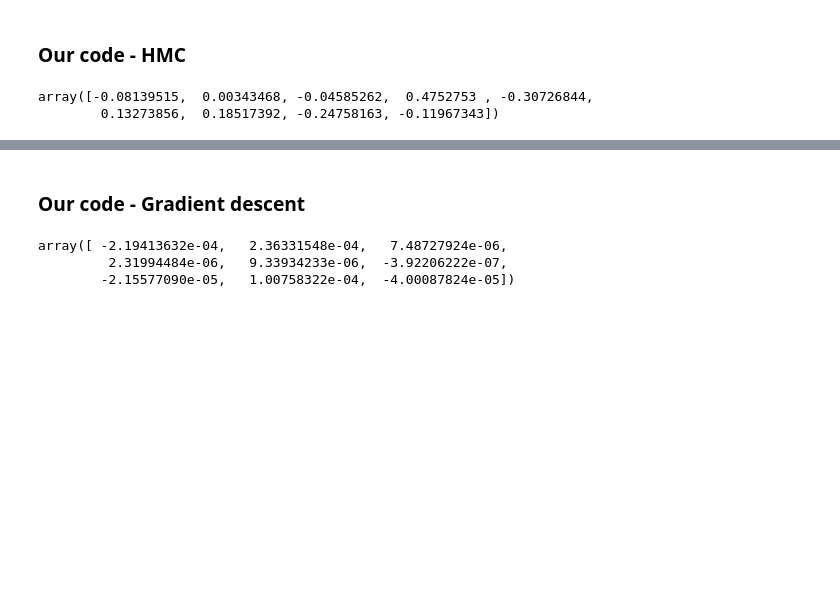
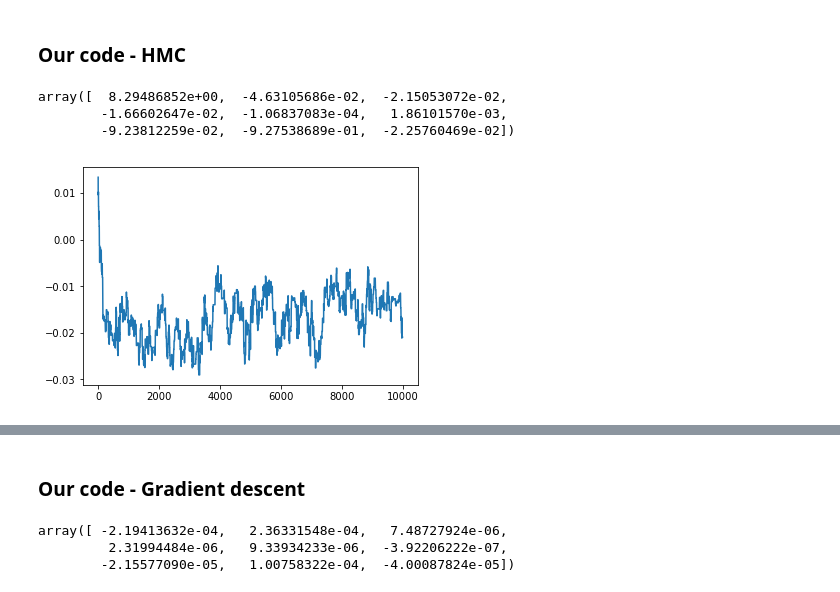
Before and after one commit to gldmt-duke/CokerAmitaiSGHMC, a Jupyter notebook: logistic_regression/logistic_regression_compare.ipynb, the cells around one changed output, grey strips where cells are left out. Saved outputs shown, nothing was run; the diff lists cells and outputs as text; code cells hidden in the pictures; blank space fills up the shorter version.

```diff
--- a/logistic_regression/logistic_regression_compare.ipynb
+++ b/logistic_regression/logistic_regression_compare.ipynb
@@ -152,17 +195,27 @@ array([ 0.        ,  0.39024907,  1.08791914, -0.24544979,  0.02250608,
 ### Our code - HMC
 # %%
 # HMC - Unscaled
-nsample = 1
-m = 2
+nsample = 10000
+m = 20
+eps = .0001
+theta = np.zeros(p)
+#theta = beta_true_unscale.copy()
 
 np.random.seed(2)
 samples = np.zeros((nsample, p))
-theta = np.zeros(p)
+u = np.zeros(nsample)
 for i in range(nsample):
     theta = hmc(Y, X, gradU, M, eps, m, theta, C, V)
     samples[i] = theta
+    u[i] = U(theta, Y, X)
 
-theta
+np.mean(samples, axis=0) - beta_true_unscale
 # %% [output]
-array([-0.08139515,  0.00343468, -0.04585262,  0.4752753 , -0.30726844,
-        0.13273856,  0.18517392, -0.24758163, -0.11967343])
+array([  8.29486852e+00,  -4.63105686e-02,  -2.15053072e-02,
+        -1.66602647e-02,  -1.06837083e-04,   1.86101570e-03,
+        -9.23812259e-02,  -9.27538689e-01,  -2.25760469e-02])
+# %%
+plt.plot((samples - beta_true_unscale)[:,3])
+plt.show()
+# %% [output]
+[figure, added]
```
Also changed, not shown: parts of 12 cells of this notebook.
